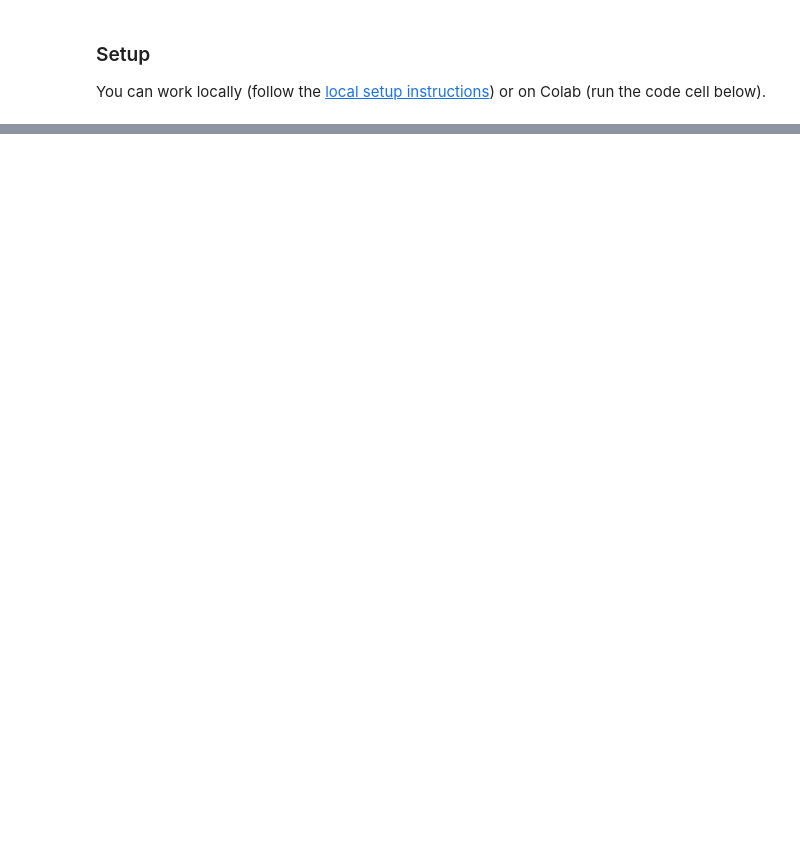
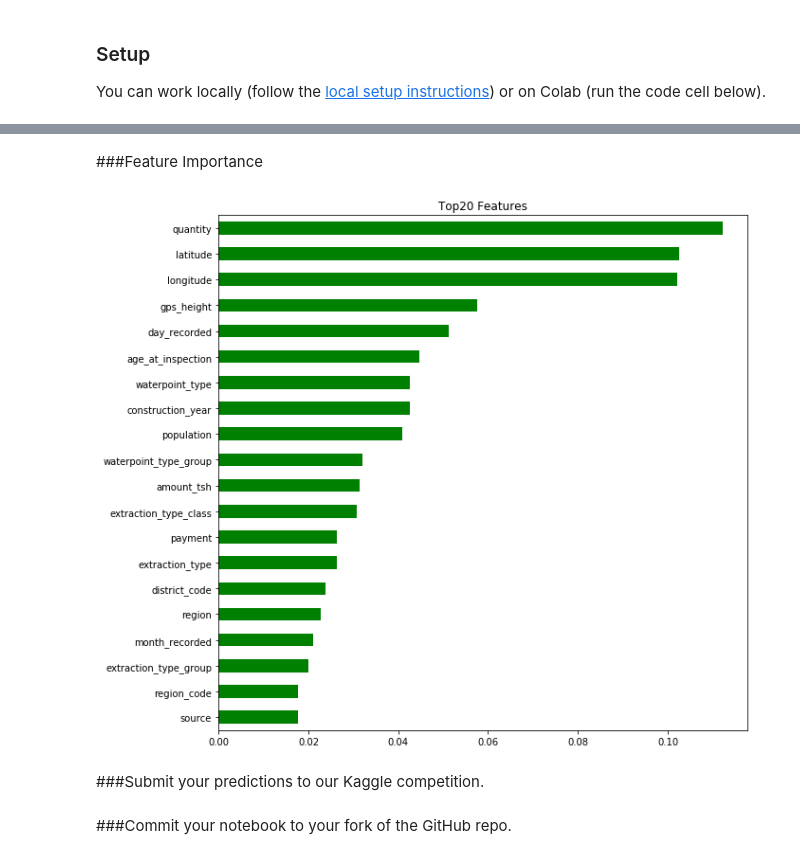
Before and after one commit to bloominstituteoftechnology/DS-Unit-2-Kaggle-Challenge, a Jupyter notebook: module2-random-forests/LS_DS_222_assignment.ipynb, the cells around one changed output, grey strips where cells are left out. Drawn from its saved outputs; the diff is of its cells as text; code cells hidden in the pictures; blank space fills up the shorter version.

```diff
--- a/module2-random-forests/LS_DS_222_assignment.ipynb
+++ b/module2-random-forests/LS_DS_222_assignment.ipynb
@@ -130,0 +184,22 @@ train.shape, test.shape
+# %%
+# set target and features
+target = 'status_group'
+
+train_features = w_train.drop(columns=[target])
+numeric_features = train_features.select_dtypes(include='number').columns.tolist()
+cardinality = train_features.select_dtypes(exclude='number').nunique()
+categorical_features = cardinality[cardinality <= 50].index.tolist()
+high_cardinality = cardinality[cardinality > 50].index.tolist()
+
+subfeatures = numeric_features + categorical_features
+features = subfeatures + high_cardinality
+# %%
+# Arrange features into X features matrix and y target vector
+X_train = w_train[subfeatures]
+y_train = w_train[target]
+X_val = w_val[subfeatures]
+y_val = w_val[target]
+X_test = w_test[subfeatures]
+
+print(train.shape,val.shape)
+print(X_train.shape,X_val.shape)
@@ -130,0 +217,10 @@ train.shape, test.shape
+# %%
+%%time
+pipeline = make_pipeline(
+    ce.OrdinalEncoder(),
+    SimpleImputer(strategy='mean'),
+    RandomForestClassifier(n_jobs=-1, random_state=7, max_depth=20, n_estimators=100)
+)
+
+pipeline.fit(X_train,y_train)
+print('Validation Accuracy:', pipeline.score(X_val,y_val))
@@ -130,0 +231,18 @@ train.shape, test.shape
+# %% [markdown]
+###Feature Importance
+# %%
+# get the feature importance
+rf = pipeline.named_steps['randomforestclassifier']
+encoder = pipeline.named_steps['ordinalencoder']
+encoded_df = encoder.transform(X_train)
+importances = pd.Series(rf.feature_importances_,encoded_df.columns)
+
+# plot the feature importance
+n = 20
+plt.figure(figsize=(10,n/2))
+plt.title(f'Top{n} Features')
+importances.sort_values()[-n:].plot.barh(color='green');
+# %% [output]
+[figure, added]
+# %% [markdown]
+###Submit your predictions to our Kaggle competition.
@@ -130,0 +254,2 @@ train.shape, test.shape
+# %% [markdown]
+###Commit your notebook to your fork of the GitHub repo.
```
Also changed, not shown: parts of 9 cells of this notebook.
